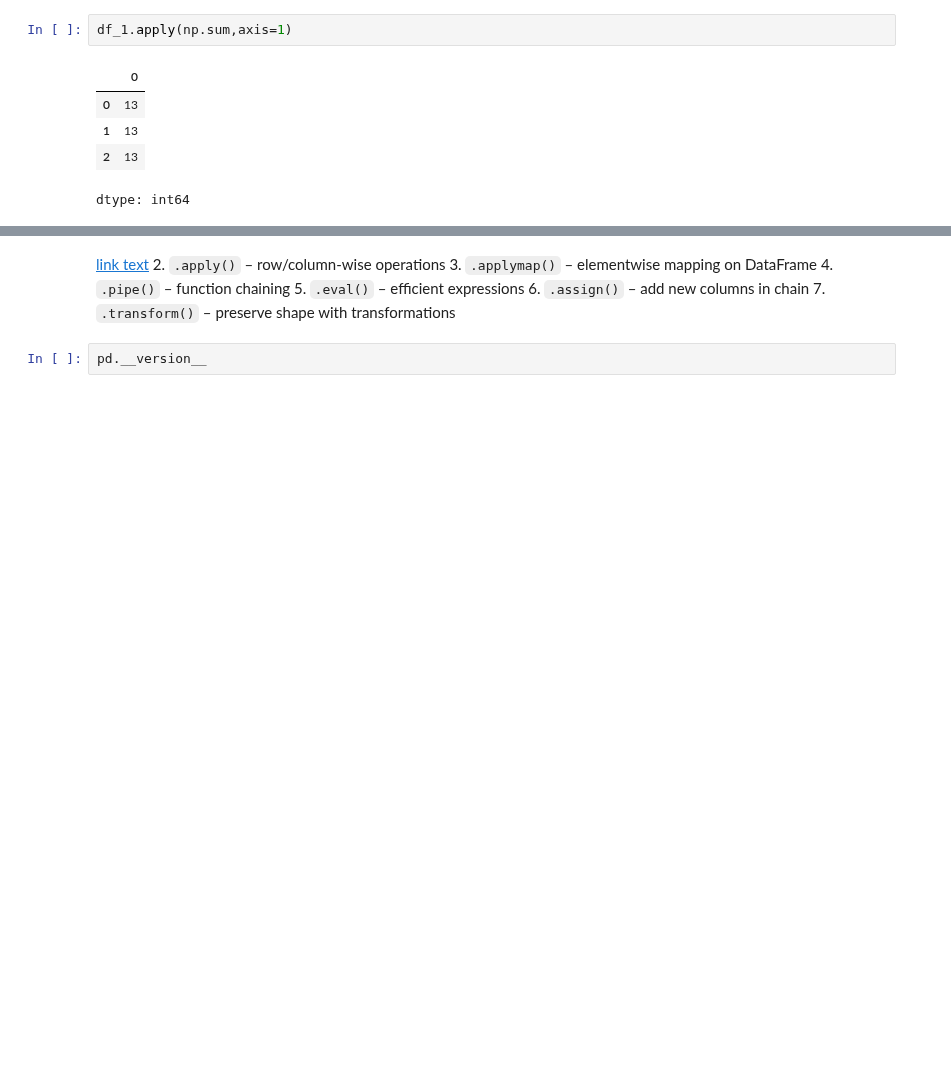
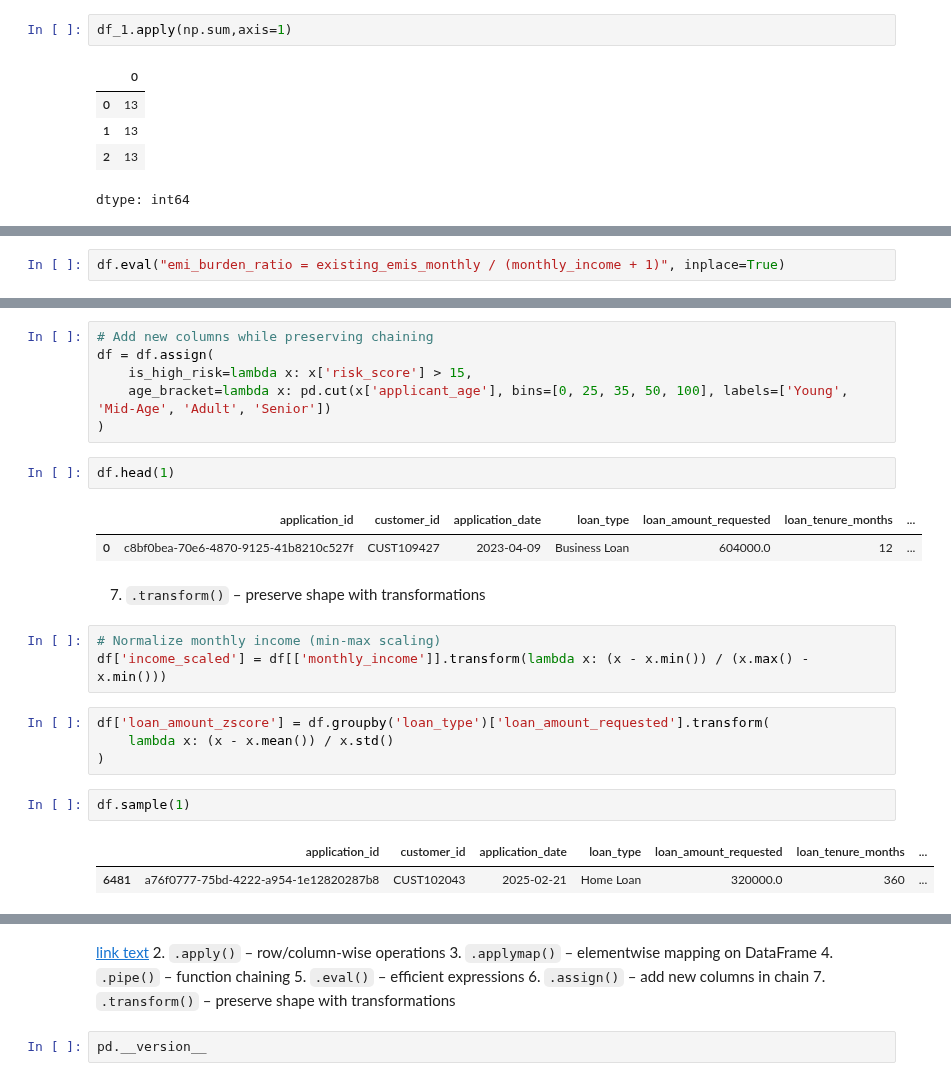
Before and after one commit to svgoudar/My-Data-Science-Roadmap, a Jupyter notebook: Pandas_and_Numpy/Panda/5.Data Transformation.ipynb, the cells around one changed output, grey strips where cells are left out. Cells and saved outputs as stored; diff of their text form; blank space fills up the shorter version.

```diff
--- a/Pandas_and_Numpy/Panda/5.Data Transformation.ipynb
+++ b/Pandas_and_Numpy/Panda/5.Data Transformation.ipynb
@@ -97,0 +133,2 @@ dtype: int64
+# %%
+df.eval("emi_burden_ratio = existing_emis_monthly / (monthly_income + 1)", inplace=True)
@@ -97,0 +139,25 @@ dtype: int64
+# %%
+# Add new columns while preserving chaining
+df = df.assign(
+    is_high_risk=lambda x: x['risk_score'] > 15,
+    age_bracket=lambda x: pd.cut(x['applicant_age'], bins=[0, 25, 35, 50, 100], labels=['Young', 'Mid-Age', 'Adult', 'Senior'])
+)
+# %%
+df.head(1)
+# %% [output]
+|  | application_id | customer_id | application_date | loan_type | loan_amount_requested | loan_tenure_months | ... |
+| 0 | c8bf0bea-70e6-4870-9125-41b8210c527f | CUST109427 | 2023-04-09 | Business Loan | 604000.0 | 12 | ... |
+# %% [markdown]
+7. `.transform()` – preserve shape with transformations
+# %%
+# Normalize monthly income (min-max scaling)
+df['income_scaled'] = df[['monthly_income']].transform(lambda x: (x - x.min()) / (x.max() - x.min()))
+# %%
+df['loan_amount_zscore'] = df.groupby('loan_type')['loan_amount_requested'].transform(
+    lambda x: (x - x.mean()) / x.std()
+)
+# %%
+df.sample(1)
+# %% [output]
+|  | application_id | customer_id | application_date | loan_type | loan_amount_requested | loan_tenure_months | ... |
+| 6481 | a76f0777-75bd-4222-a954-1e12820287b8 | CUST102043 | 2025-02-21 | Home Loan | 320000.0 | 360 | ... |
```
Also changed, not shown: parts of 9 cells of this notebook.
